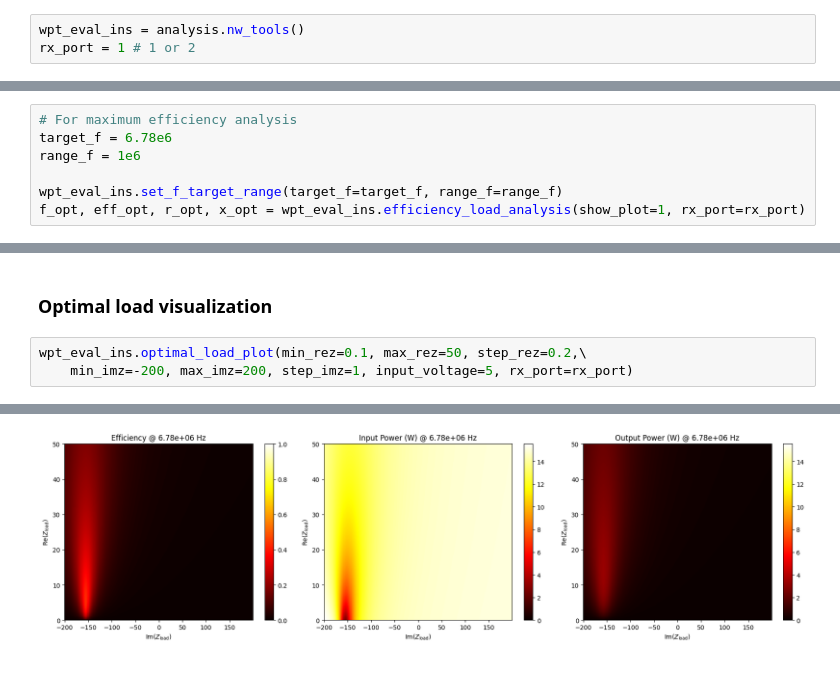
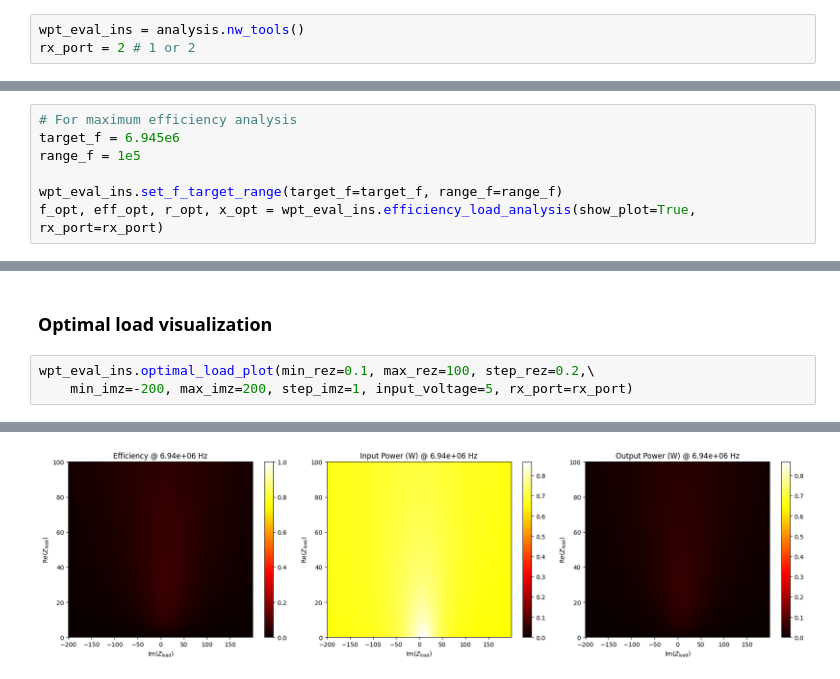
Before and after one commit to t-sasatani/wpt-tools, a Jupyter notebook: examples/measurement_sample.ipynb, the cells around one changed output, grey strips where cells are left out. Drawn from its saved outputs; the diff is of its cells as text.

```diff
--- a/examples/measurement_sample.ipynb
+++ b/examples/measurement_sample.ipynb
@@ -11,7 +11,7 @@ from wpt_tools import analysis
 ### Create instance of analysis and set initial variables
 # %%
 wpt_eval_ins = analysis.nw_tools()
-rx_port = 1 # 1 or 2
+rx_port = 2 # 1 or 2
 # %% [markdown]
 ### Import 2-port network data
 # %%
@@ -33,9 +33,9 @@ This becomes unstable when the analysis frequency is far from the resonant frequ
 This is probably because to S to Z conversion becomes unstable.
 # %%
 # For maximum efficiency analysis
-target_f = 6.78e6
-range_f = 1e6
+target_f = 6.945e6
+range_f = 1e5
 
 wpt_eval_ins.set_f_target_range(target_f=target_f, range_f=range_f)
-f_opt, eff_opt, r_opt, x_opt = wpt_eval_ins.efficiency_load_analysis(show_plot=1, rx_port=rx_port)
+f_opt, eff_opt, r_opt, x_opt = wpt_eval_ins.efficiency_load_analysis(show_plot=True, rx_port=rx_port)
 # %% [output]
@@ -78,6 +76,6 @@ Im(Z22) -3.21e-01
 # %% [markdown]
 ### Optimal load visualization
 # %%
-wpt_eval_ins.optimal_load_plot(min_rez=0.1, max_rez=50, step_rez=0.2,\
+wpt_eval_ins.optimal_load_plot(min_rez=0.1, max_rez=100, step_rez=0.2,\
     min_imz=-200, max_imz=200, step_imz=1, input_voltage=5, rx_port=rx_port)
 # %% [output]
@@ -87,4 +82,4 @@ wpt_eval_ins.optimal_load_plot(min_rez=0.1, max_rez=50, step_rez=0.2,\
-[figure, old version]
+[figure, new version]
 # %% [markdown]
 ### Capacitor filter calculator
 ![](https://github.com/t-sasatani/wpt-analysis/blob/main/examples/img/CpCsRltopology.png?raw=1)
```
Also changed, not shown: parts of 6 cells of this notebook, 3 other files.
